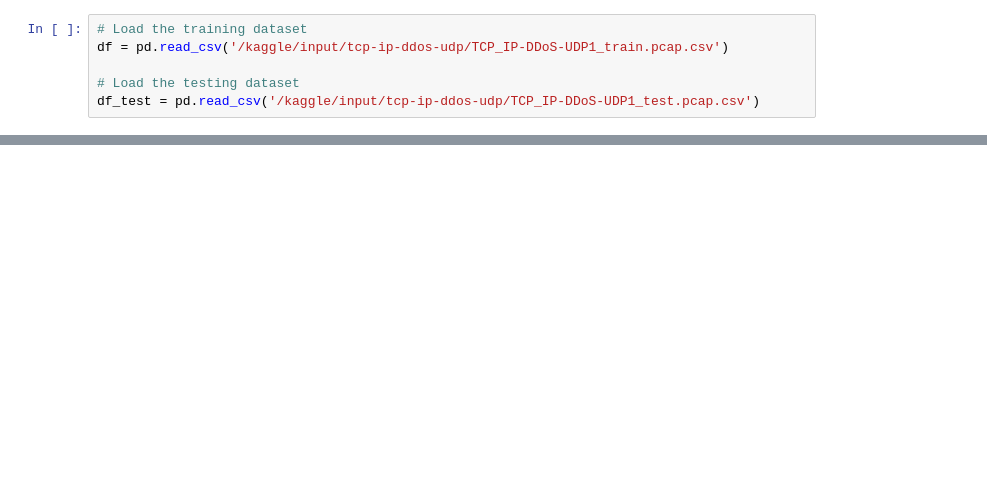
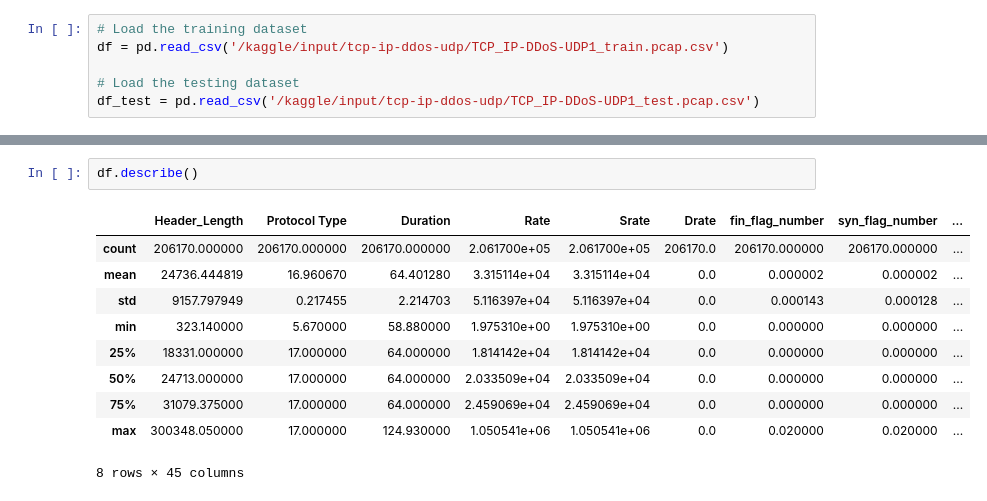
Before and after one commit to Airlectric/Data_Analytics_Kaggle_Projects, a Jupyter notebook: ddos-detection-in-real-time-tcp-ip-ddos-udp-data.ipynb, the cells around one changed output, grey strips where cells are left out. Cells and saved outputs as stored; diff of their text form; blank space fills up the shorter version.

```diff
--- a/ddos-detection-in-real-time-tcp-ip-ddos-udp-data.ipynb
+++ b/ddos-detection-in-real-time-tcp-ip-ddos-udp-data.ipynb
@@ -10,0 +50,13 @@ df_test = pd.read_csv('/kaggle/input/tcp-ip-ddos-udp/TCP_IP-DDoS-UDP1_test.pcap.
+# %%
+df.describe()
+# %% [output]
+|  | Header_Length | Protocol Type | Duration | Rate | Srate | Drate | fin_flag_number | syn_flag_number | ... |
+| count | 206170.000000 | 206170.000000 | 206170.000000 | 2.061700e+05 | 2.061700e+05 | 206170.0 | 206170.000000 | 206170.000000 | ... |
+| mean | 24736.444819 | 16.960670 | 64.401280 | 3.315114e+04 | 3.315114e+04 | 0.0 | 0.000002 | 0.000002 | ... |
+| std | 9157.797949 | 0.217455 | 2.214703 | 5.116397e+04 | 5.116397e+04 | 0.0 | 0.000143 | 0.000128 | ... |
+| min | 323.140000 | 5.670000 | 58.880000 | 1.975310e+00 | 1.975310e+00 | 0.0 | 0.000000 | 0.000000 | ... |
+| 25% | 18331.000000 | 17.000000 | 64.000000 | 1.814142e+04 | 1.814142e+04 | 0.0 | 0.000000 | 0.000000 | ... |
+| 50% | 24713.000000 | 17.000000 | 64.000000 | 2.033509e+04 | 2.033509e+04 | 0.0 | 0.000000 | 0.000000 | ... |
+| 75% | 31079.375000 | 17.000000 | 64.000000 | 2.459069e+04 | 2.459069e+04 | 0.0 | 0.000000 | 0.000000 | ... |
+| max | 300348.050000 | 17.000000 | 124.930000 | 1.050541e+06 | 1.050541e+06 | 0.0 | 0.020000 | 0.020000 | ... |
+8 rows × 45 columns
```
Also changed, not shown: parts of 24 cells of this notebook.
